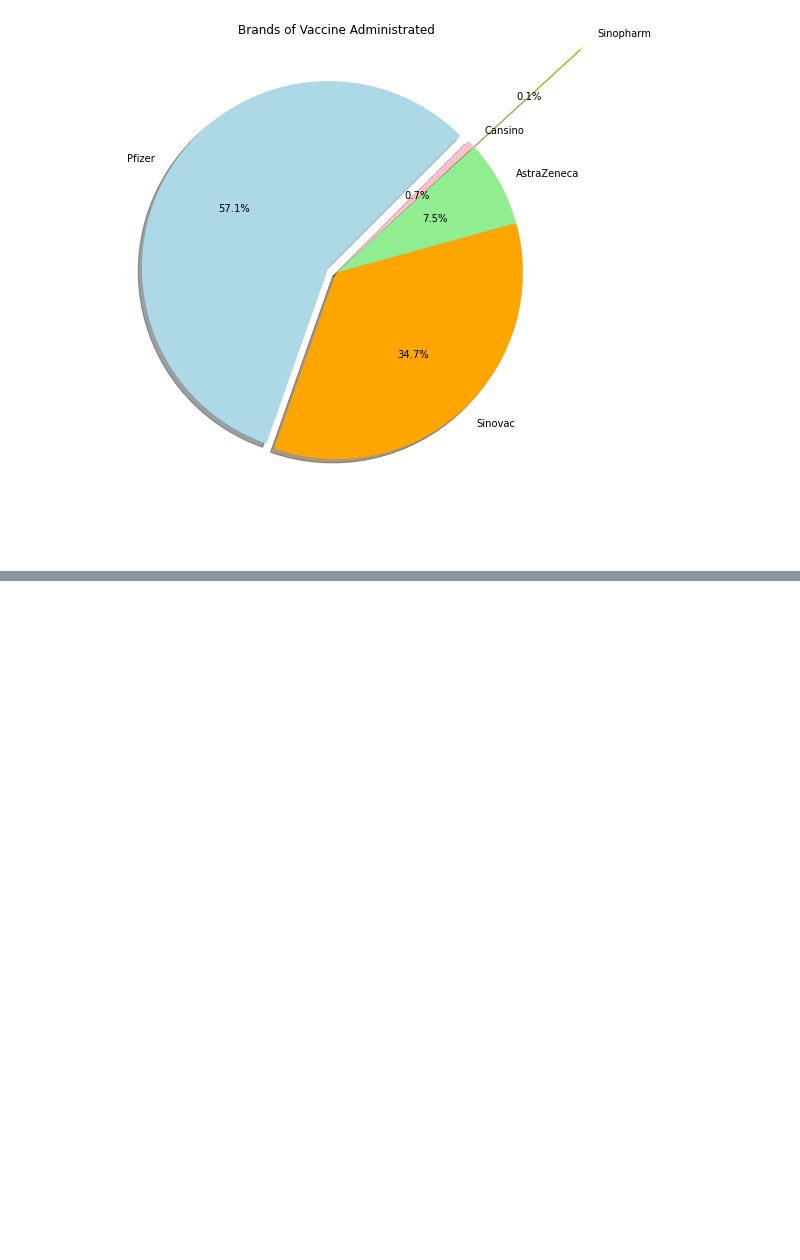
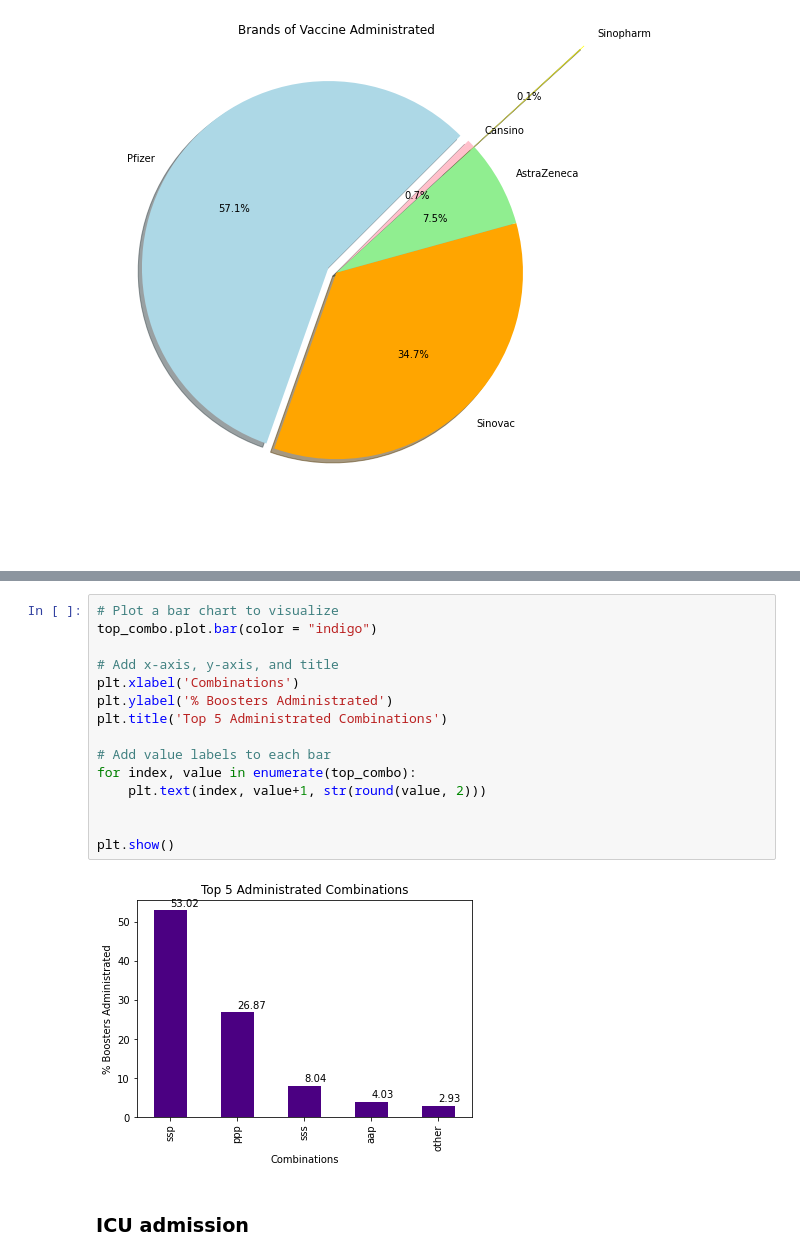
Before and after one commit to Karmen-Tee/covid19-public, a Jupyter notebook: Descriptive Analysis.ipynb, the cells around one changed output, grey strips where cells are left out. Drawn from its saved outputs; the diff is of its cells as text; blank space fills up the shorter version.

```diff
--- a/Descriptive Analysis.ipynb
+++ b/Descriptive Analysis.ipynb
@@ -1000,0 +710,19 @@ plt.show()
+# %%
+# Plot a bar chart to visualize
+top_combo.plot.bar(color = "indigo")
+
+# Add x-axis, y-axis, and title
+plt.xlabel('Combinations')
+plt.ylabel('% Boosters Administrated')
+plt.title('Top 5 Administrated Combinations')
+
+# Add value labels to each bar
+for index, value in enumerate(top_combo):
+    plt.text(index, value+1, str(round(value, 2)))
+
+
+plt.show()
+# %% [output]
+[figure, added]
+# %% [markdown]
+### ICU admission
```
Also changed, not shown: parts of 63 cells of this notebook.
